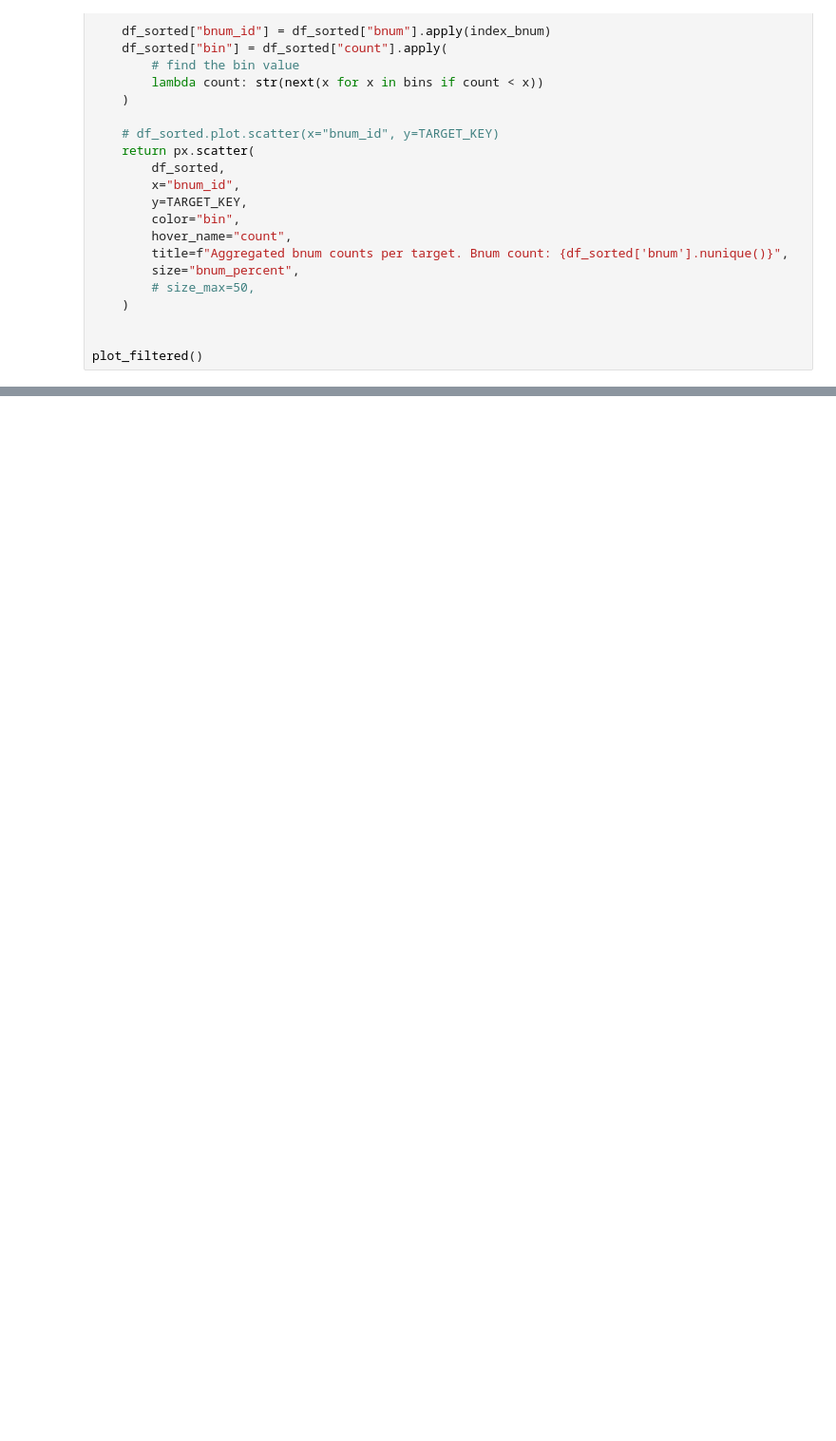
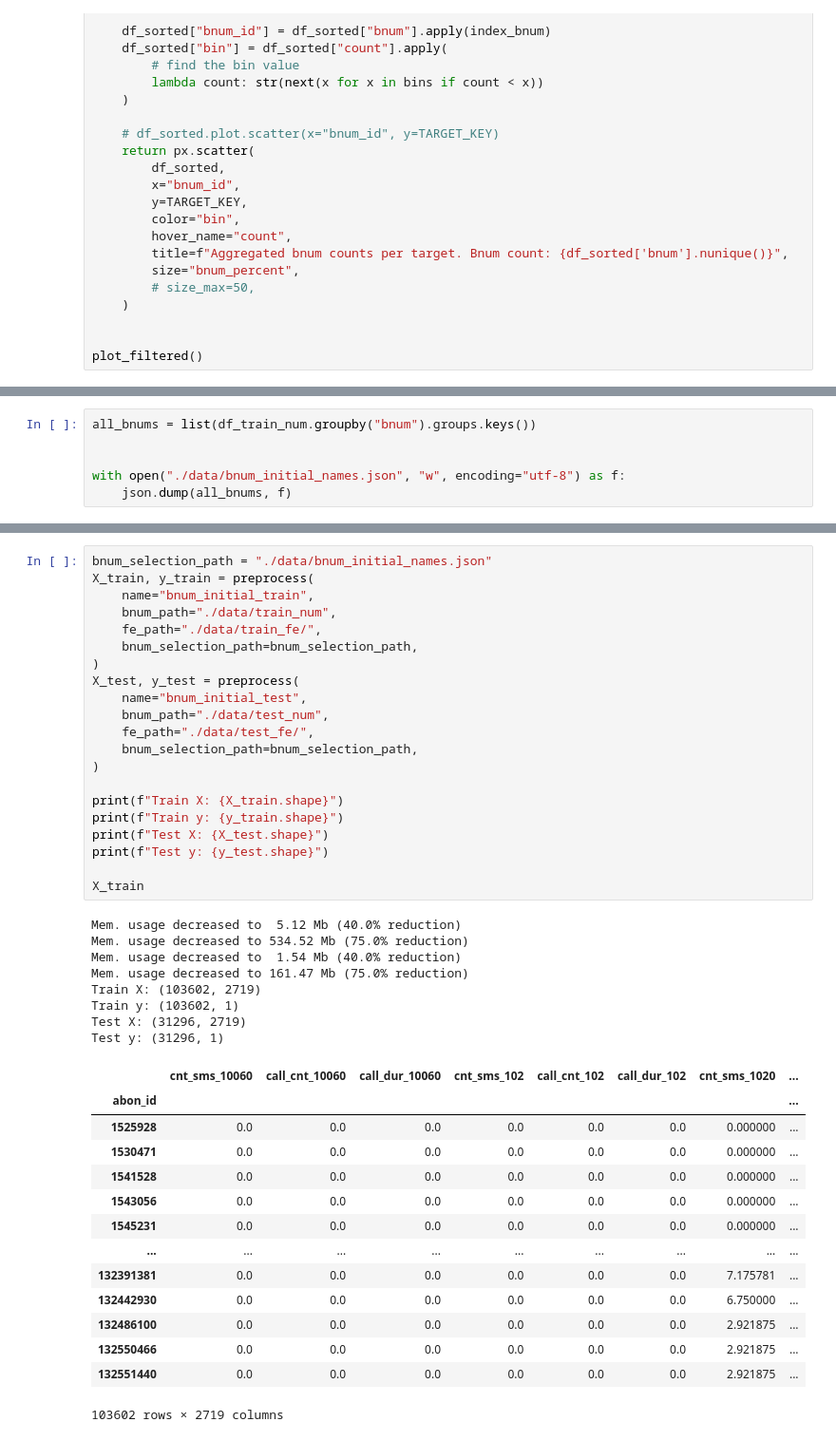
Before and after one commit to SleepWalker/bdl5-2024-ml-final-project, a Jupyter notebook: 02_bnum_eda.ipynb, the cells around one changed output, grey strips where cells are left out. Shown at 95% size. Drawn from its saved outputs; the diff is of its cells as text; blank space fills up the shorter version.

```diff
--- a/02_bnum_eda.ipynb
+++ b/02_bnum_eda.ipynb
@@ -367,0 +518,6 @@ Subscribers without bnum data: 35118 (23.90%)
+# %%
+all_bnums = list(df_train_num.groupby("bnum").groups.keys())
+
+
+with open("./data/bnum_initial_names.json", "w", encoding="utf-8") as f:
+    json.dump(all_bnums, f)
@@ -367,0 +625,44 @@ Subscribers without bnum data: 35118 (23.90%)
+# %%
+bnum_selection_path = "./data/bnum_initial_names.json"
+X_train, y_train = preprocess(
+    name="bnum_initial_train",
+    bnum_path="./data/train_num",
+    fe_path="./data/train_fe/",
+    bnum_selection_path=bnum_selection_path,
+)
+X_test, y_test = preprocess(
+    name="bnum_initial_test",
+    bnum_path="./data/test_num",
+    fe_path="./data/test_fe/",
+    bnum_selection_path=bnum_selection_path,
+)
+
+print(f"Train X: {X_train.shape}")
+print(f"Train y: {y_train.shape}")
+print(f"Test X: {X_test.shape}")
+print(f"Test y: {y_test.shape}")
+
+X_train
+# %% [output]
+Mem. usage decreased to  5.12 Mb (40.0% reduction)
+Mem. usage decreased to 534.52 Mb (75.0% reduction)
+Mem. usage decreased to  1.54 Mb (40.0% reduction)
+Mem. usage decreased to 161.47 Mb (75.0% reduction)
+Train X: (103602, 2719)
+Train y: (103602, 1)
+Test X: (31296, 2719)
+Test y: (31296, 1)
+|  | cnt_sms_10060 | call_cnt_10060 | call_dur_10060 | cnt_sms_102 | call_cnt_102 | call_dur_102 | cnt_sms_1020 | ... |
+| abon_id |  |  |  |  |  |  |  | ... |
+| 1525928 | 0.0 | 0.0 | 0.0 | 0.0 | 0.0 | 0.0 | 0.000000 | ... |
+| 1530471 | 0.0 | 0.0 | 0.0 | 0.0 | 0.0 | 0.0 | 0.000000 | ... |
+| 1541528 | 0.0 | 0.0 | 0.0 | 0.0 | 0.0 | 0.0 | 0.000000 | ... |
+| 1543056 | 0.0 | 0.0 | 0.0 | 0.0 | 0.0 | 0.0 | 0.000000 | ... |
+| 1545231 | 0.0 | 0.0 | 0.0 | 0.0 | 0.0 | 0.0 | 0.000000 | ... |
+| ... | ... | ... | ... | ... | ... | ... | ... | ... |
+| 132391381 | 0.0 | 0.0 | 0.0 | 0.0 | 0.0 | 0.0 | 7.175781 | ... |
+| 132442930 | 0.0 | 0.0 | 0.0 | 0.0 | 0.0 | 0.0 | 6.750000 | ... |
+| 132486100 | 0.0 | 0.0 | 0.0 | 0.0 | 0.0 | 0.0 | 2.921875 | ... |
+| 132550466 | 0.0 | 0.0 | 0.0 | 0.0 | 0.0 | 0.0 | 2.921875 | ... |
+| 132551440 | 0.0 | 0.0 | 0.0 | 0.0 | 0.0 | 0.0 | 2.921875 | ... |
+103602 rows × 2719 columns
```
Also changed, not shown: parts of 31 cells of this notebook, 7 other files.
